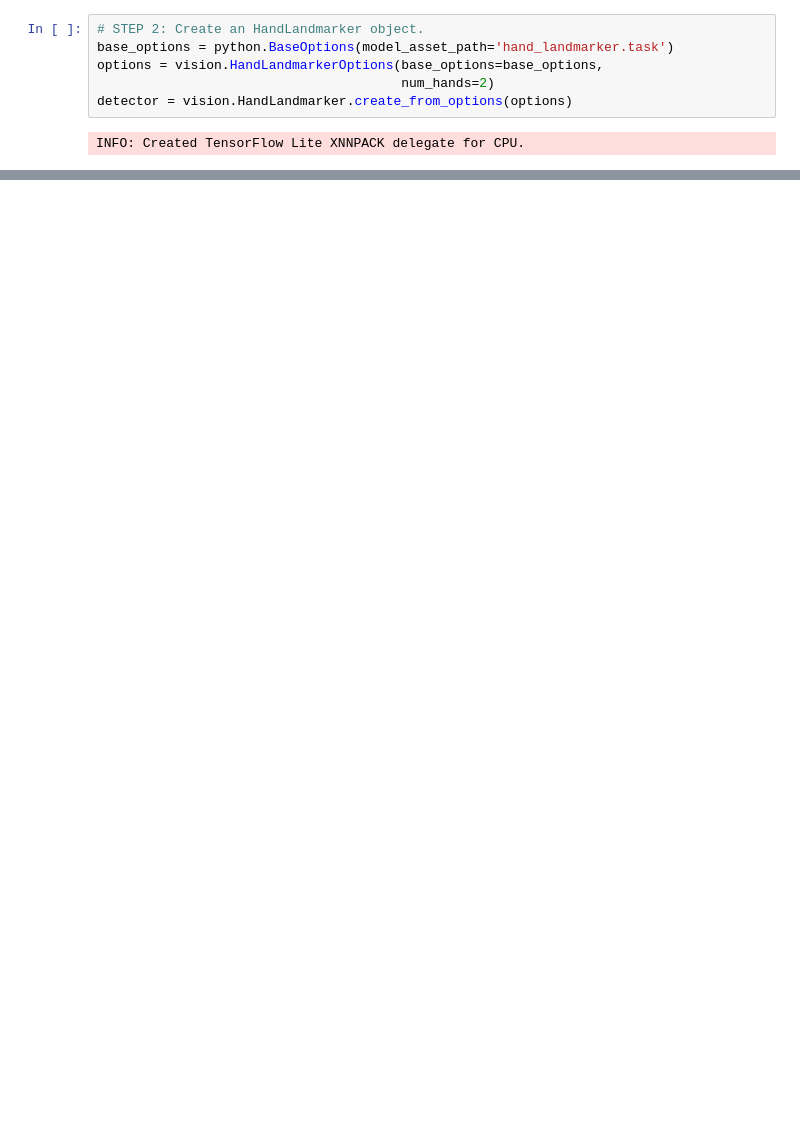
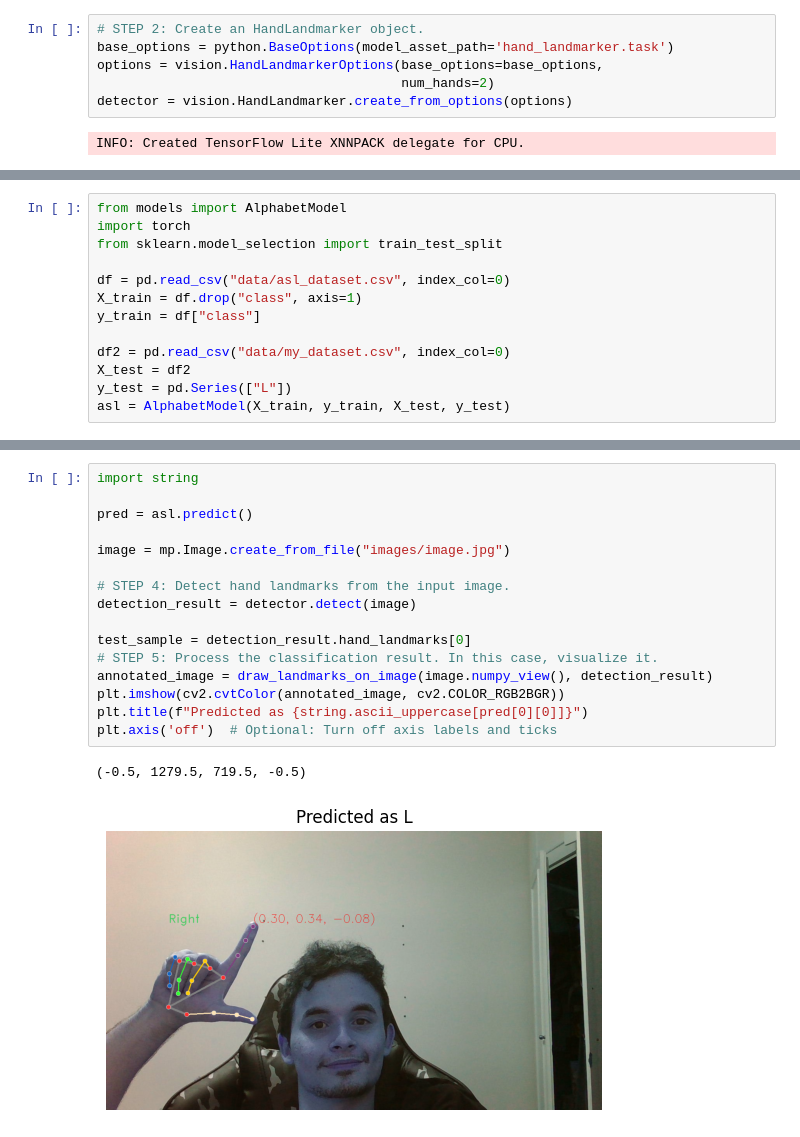
Before and after one commit to LuisEduardoF/ASL-OpenCV, a Jupyter notebook: test.ipynb, the cells around one changed output, grey strips where cells are left out. Saved outputs shown, nothing was run; the diff lists cells and outputs as text; blank space fills up the shorter version.

```diff
--- a/test.ipynb
+++ b/test.ipynb
@@ -85,0 +113,13 @@ Landmark(x=0.006869958713650703, y=0.09687539935112, z=0.003960352391004562, vis
+# %%
+from models import AlphabetModel
+import torch
+from sklearn.model_selection import train_test_split
+
+df = pd.read_csv("data/asl_dataset.csv", index_col=0)
+X_train = df.drop("class", axis=1)
+y_train = df["class"]
+
+df2 = pd.read_csv("data/my_dataset.csv", index_col=0)
+X_test = df2
+y_test = pd.Series(["L"])
+asl = AlphabetModel(X_train, y_train, X_test, y_test)
@@ -85,0 +130,19 @@ Landmark(x=0.006869958713650703, y=0.09687539935112, z=0.003960352391004562, vis
+# %%
+import string
+
+pred = asl.predict()
+
+image = mp.Image.create_from_file("images/image.jpg")
+
+# STEP 4: Detect hand landmarks from the input image.
+detection_result = detector.detect(image)
+
+test_sample = detection_result.hand_landmarks[0]
+# STEP 5: Process the classification result. In this case, visualize it.
+annotated_image = draw_landmarks_on_image(image.numpy_view(), detection_result)
+plt.imshow(cv2.cvtColor(annotated_image, cv2.COLOR_RGB2BGR))
+plt.title(f"Predicted as {string.ascii_uppercase[pred[0][0]]}")
+plt.axis('off')  # Optional: Turn off axis labels and ticks
+# %% [output]
+(-0.5, 1279.5, 719.5, -0.5)
+[figure, added]
```
Also changed, not shown: parts of 7 cells of this notebook, 8 other files.
